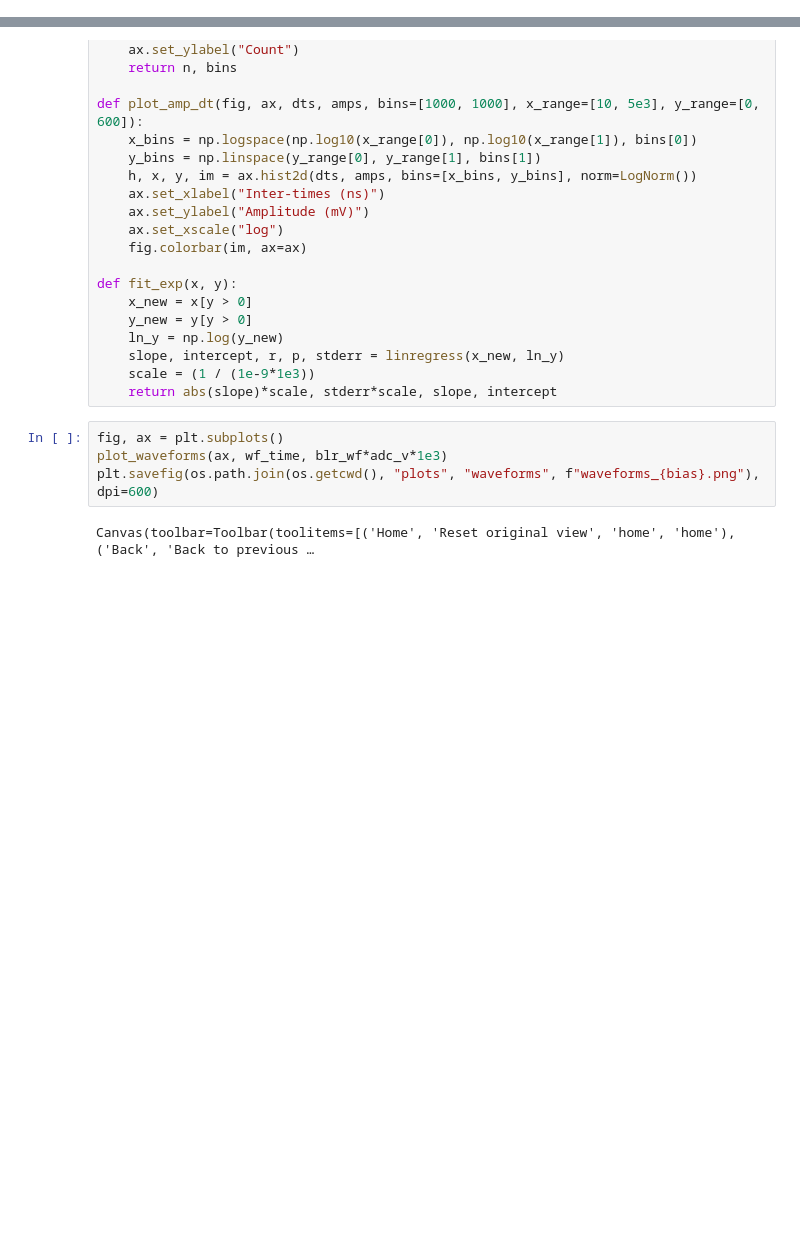
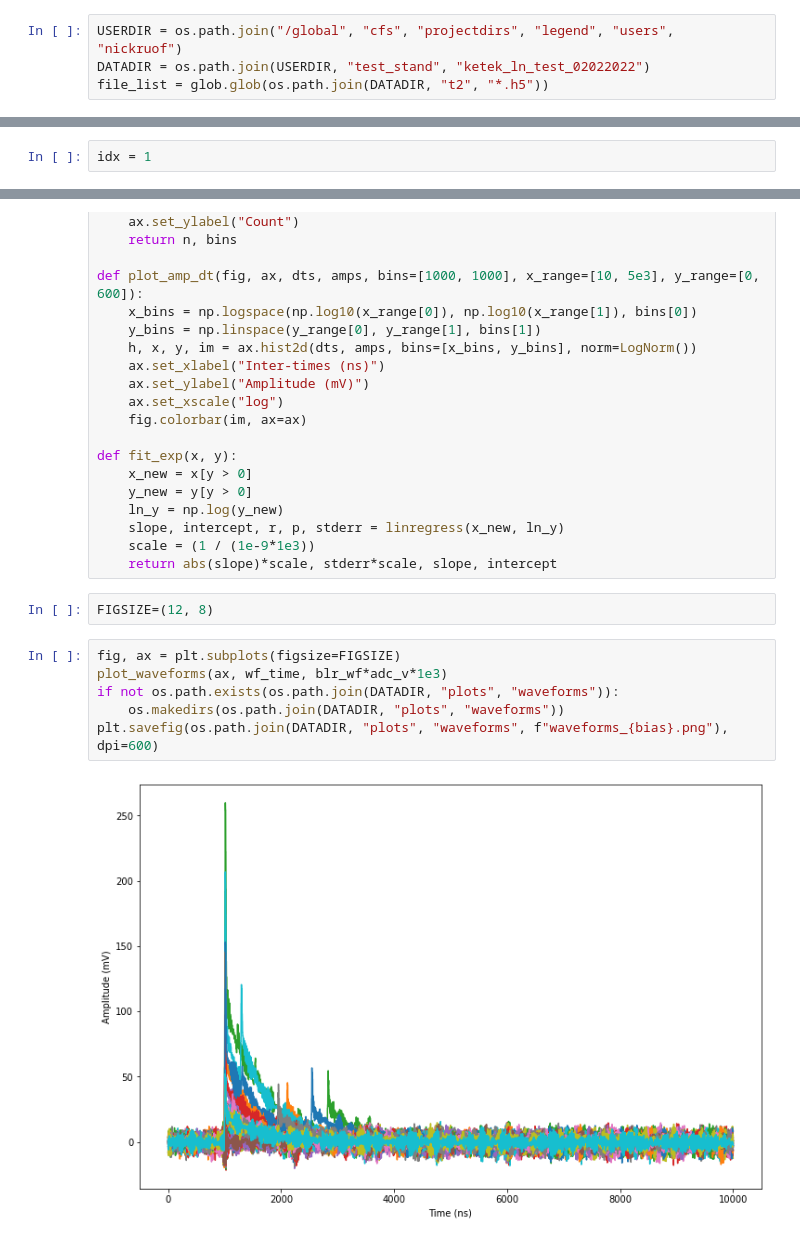
Before and after one commit to nickruof/SiPMStudio, a Jupyter notebook: SiPMStudio/examples/dark_analysis.ipynb, the cells around one changed output, grey strips where cells are left out. Saved outputs shown, nothing was run; the diff lists cells and outputs as text; blank space fills up the shorter version.

```diff
--- a/SiPMStudio/examples/dark_analysis.ipynb
+++ b/SiPMStudio/examples/dark_analysis.ipynb
@@ -19,2 +16,6 @@ file_list = glob.glob("t2/*room*.h5")
+# %%
+USERDIR = os.path.join("/global", "cfs", "projectdirs", "legend", "users", "nickruof")
+DATADIR = os.path.join(USERDIR, "test_stand", "ketek_ln_test_02022022")
+file_list = glob.glob(os.path.join(DATADIR, "t2", "*.h5"))
 # %%
 file_list
@@ -22,2 +25,4 @@ idx = 5
+# %%
+idx = 1
 # %%
 peaks_json = None
@@ -81,9 +86,13 @@ def fit_exp(x, y):
     slope, intercept, r, p, stderr = linregress(x_new, ln_y)
     scale = (1 / (1e-9*1e3))
     return abs(slope)*scale, stderr*scale, slope, intercept
+# %%
+FIGSIZE=(12, 8)
 # %%
-fig, ax = plt.subplots()
+fig, ax = plt.subplots(figsize=FIGSIZE)
 plot_waveforms(ax, wf_time, blr_wf*adc_v*1e3)
-plt.savefig(os.path.join(os.getcwd(), "plots", "waveforms", f"waveforms_{bias}.png"), dpi=600)
+if not os.path.exists(os.path.join(DATADIR, "plots", "waveforms")):
+    os.makedirs(os.path.join(DATADIR, "plots", "waveforms"))
+plt.savefig(os.path.join(DATADIR, "plots", "waveforms", f"waveforms_{bias}.png"), dpi=600)
 # %% [output]
-Canvas(toolbar=Toolbar(toolitems=[('Home', 'Reset original view', 'home', 'home'), ('Back', 'Back to previous …
+[figure, added]
```
Also changed, not shown: parts of 18 cells of this notebook, 1 other file.
